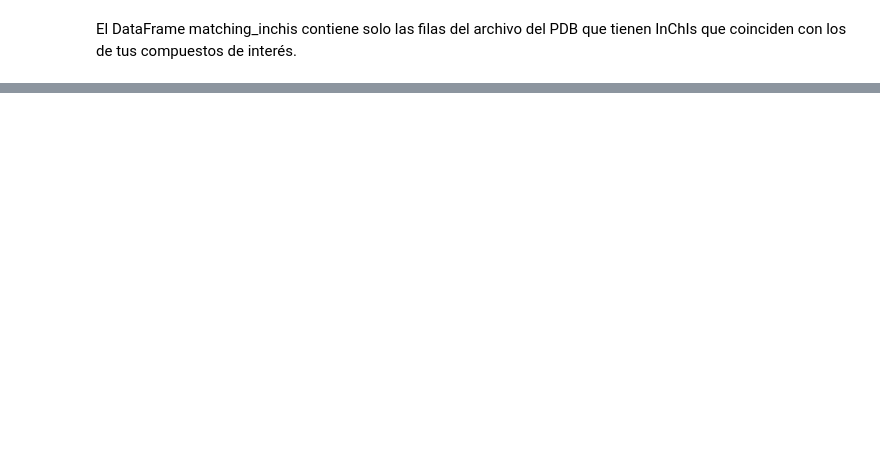
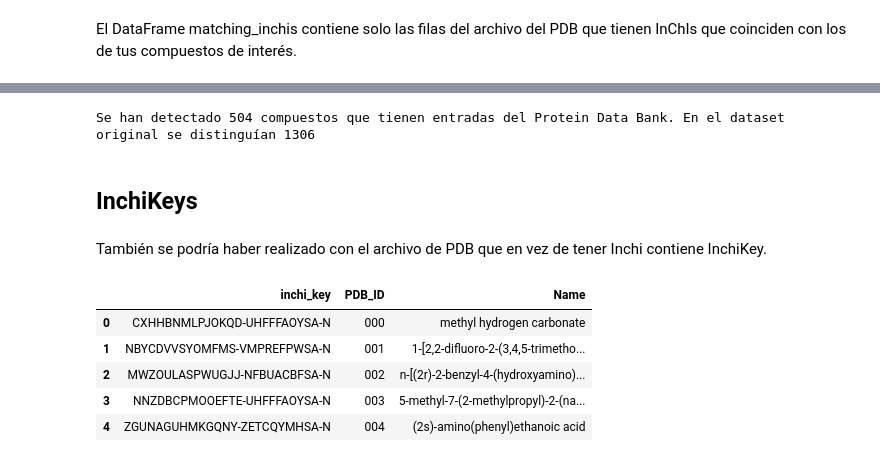
Before and after one commit to GabriManz/Interacciones-Proteina-Farmaco, a Jupyter notebook: Interacciones.ipynb, the cells around one changed output, grey strips where cells are left out. Drawn from its saved outputs; the diff is of its cells as text; code cells hidden in the pictures; blank space fills up the shorter version.

```diff
--- a/Interacciones.ipynb
+++ b/Interacciones.ipynb
@@ -128,3 +140,28 @@ matching_inchis
 | 43172 | InChI=1S/C12H20N4O7/c1-4(18)15-8-... | ZMR | zanamivir |
 | 43233 | InChI=1S/C8H8N2O3S/c9-14(11,12)5-... | ZON | 1-(1,2-benzoxazol-3-yl)methanesul... |
 504 rows × 3 columns
+# %%
+print(f"Se han detectado {matching_inchis.shape[0]} compuestos que tienen entradas del Protein Data Bank. En el dataset original se distinguían {df.shape[0]}.")
+# %% [output]
+Se han detectado 504 compuestos que tienen entradas del Protein Data Bank. En el dataset original se distinguían 1306
+# %% [markdown]
+## InchiKeys
+# %% [markdown]
+También se podría haber realizado con el archivo de PDB que en vez de tener Inchi contiene InchiKey.
+# %%
+# Leer el archivo InChI desde el URL
+inchi_key_url = "http://ligand-expo.rcsb.org/dictionaries/Components-inchikey.ich"
+inchi_key = pd.read_csv(inchi_key_url, sep='\t', header=None)
+
+# Asignar nombres de columnas si no están presentes
+inchi_key.columns = ['inchi_key', 'PDB_ID', 'Name']
+
+# Mostrar primeras filas para verificar los datos
+inchi_key.head()
+# %% [output]
+|  | inchi_key | PDB_ID | Name |
+| 0 | CXHHBNMLPJOKQD-UHFFFAOYSA-N | 000 | methyl hydrogen carbonate |
+| 1 | NBYCDVVSYOMFMS-VMPREFPWSA-N | 001 | 1-[2,2-difluoro-2-(3,4,5-trimetho... |
+| 2 | MWZOULASPWUGJJ-NFBUACBFSA-N | 002 | n-[(2r)-2-benzyl-4-(hydroxyamino)... |
+| 3 | NNZDBCPMOOEFTE-UHFFFAOYSA-N | 003 | 5-methyl-7-(2-methylpropyl)-2-(na... |
+| 4 | ZGUNAGUHMKGQNY-ZETCQYMHSA-N | 004 | (2s)-amino(phenyl)ethanoic acid |
```
Also changed, not shown: parts of 15 cells of this notebook, 1 other file.
